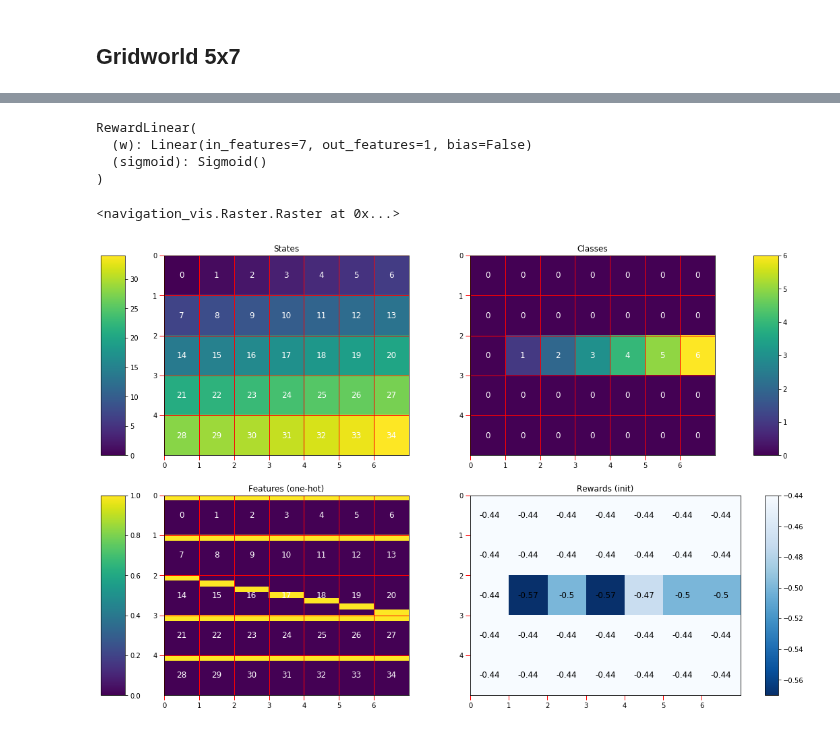
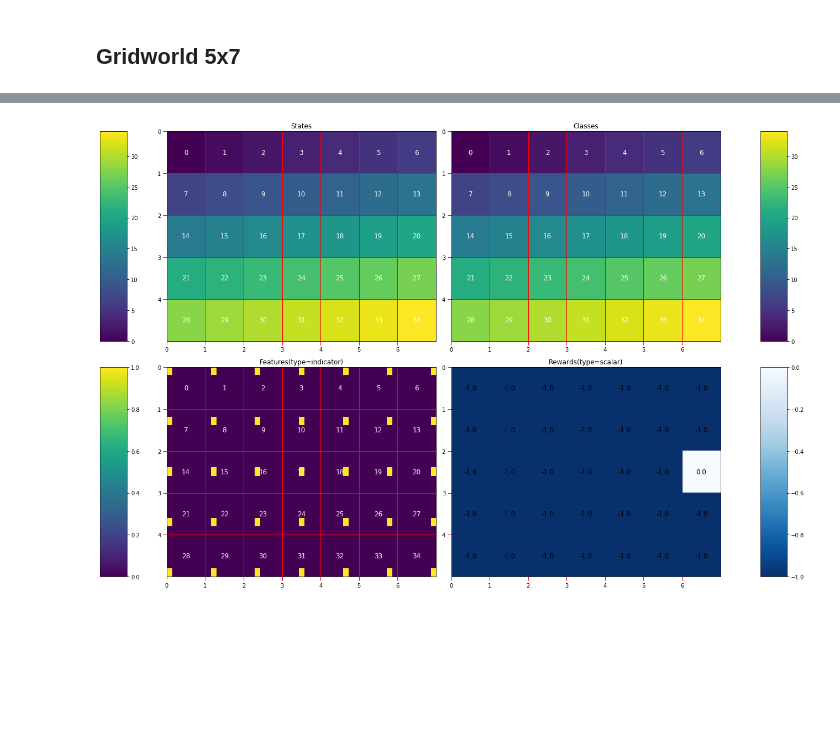
Before and after one commit to yrevar/InverseRL, a Jupyter notebook: mlirl_gridworld_5x7.ipynb, the cells around one changed output, grey strips where cells are left out. Saved outputs shown, nothing was run; the diff lists cells and outputs as text; code cells hidden in the pictures; blank space fills up the shorter version.

```diff
--- a/mlirl_gridworld_5x7.ipynb
+++ b/mlirl_gridworld_5x7.ipynb
@@ -65,28 +23,23 @@ NvPlotter(S).plot_rewards(
-# %%
-PHI = torch.FloatTensor(S.features())
-R_model = RewardLinear(PHI[0].numpy().shape[0], lr=0.1, weight_decay=0.)
-print(R_model)
-
-plt.figure(figsize=(18,12))
-plt.subplot(2,2,1)
-NvPlotter(S).plot_states(
-    cmap=cm.viridis, ann_col="white",
-    title="States").colorbar(where="left", pad=0.8, size="10%").grid()
-plt.subplot(2,2,2)
-NvPlotter(S).plot_classes(
-    cmap=cm.viridis, ann_col="white",
-    title="Classes").colorbar(where="right", pad=0.8, size="10%").grid()
-plt.subplot(2,2,3)
-NvPlotter(S).plot_features(
-    ann=S.idxs.flatten(), cmap=cm.viridis, ann_col="white",
-    title="Features (one-hot)").colorbar(where="left", pad=0.8, size="10%").grid()
-plt.subplot(2,2,4)
-NvPlotter(S).plot_array(R_model(PHI).detach().numpy().round(2),
-                           cmap=cm.Blues_r, title="Rewards (init)").colorbar(where="right", pad=0.5)
-# %% [output]
-RewardLinear(
-  (w): Linear(in_features=7, out_features=1, bias=False)
-  (sigmoid): Sigmoid()
-)
-<navigation_vis.Raster.Raster at 0x...>
-[figure, removed]
+# %%
+np.random.seed(5)
+# Specify state space
+S = NvMDP.state.DiscreteStateSpace(5, 7)
+goal = (2,6)
+# Attach classes
+class_ids = NvMDP.class_.XYClassDistribution(np.arange(5 * 7).reshape(5, 7))().flatten()
+S.attach_classes(class_ids)
+# Attach features
+S.attach_feature_spec(NvMDP.features.FeatureClassIndicatorOneHot(key="indicator"))
+# Attach rewards
+S.attach_reward_spec(NvMDP.reward.RewardStateScalar(loc_to_reward_dict={goal: 0.},
+                                                    class_id_to_reward_dict={},
+                                                    default=-1,
+                                                    key="scalar"))
+R = S.rewards(key="scalar")
+# Specify dynamics
+T = NvMDP.dynamics.XYDynamics(S, slip_prob=0.)
+# Set goal
+# S.set_terminal_status_by_loc([goal])
+plot_irl_world(S, [], r_key="scalar", phi_key="indicator", v_range=[None, None, None, (0,-1)])
+# %% [output]
+[figure, added]
```
Also changed, not shown: parts of 6 cells of this notebook, 4 other files.
